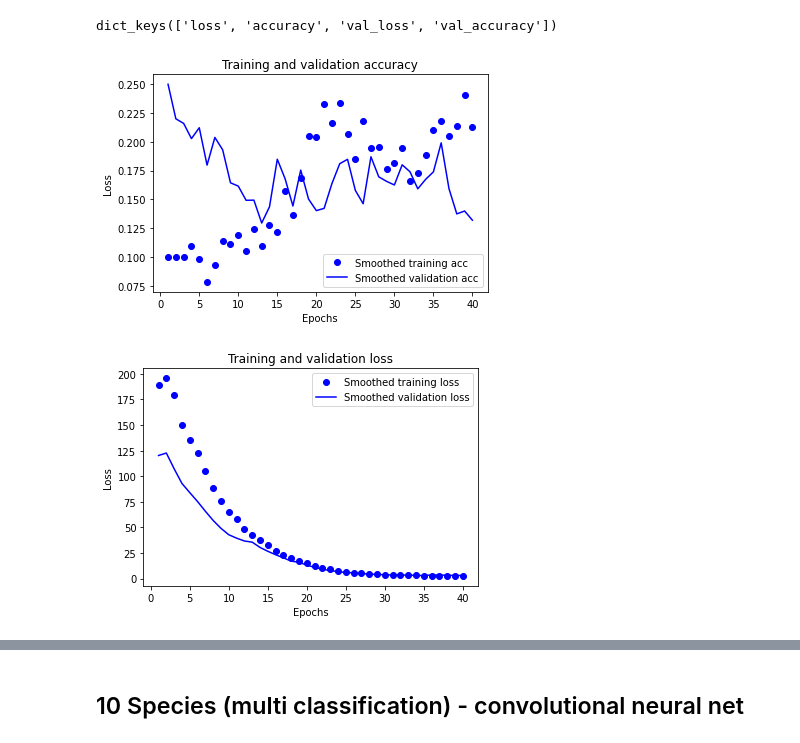
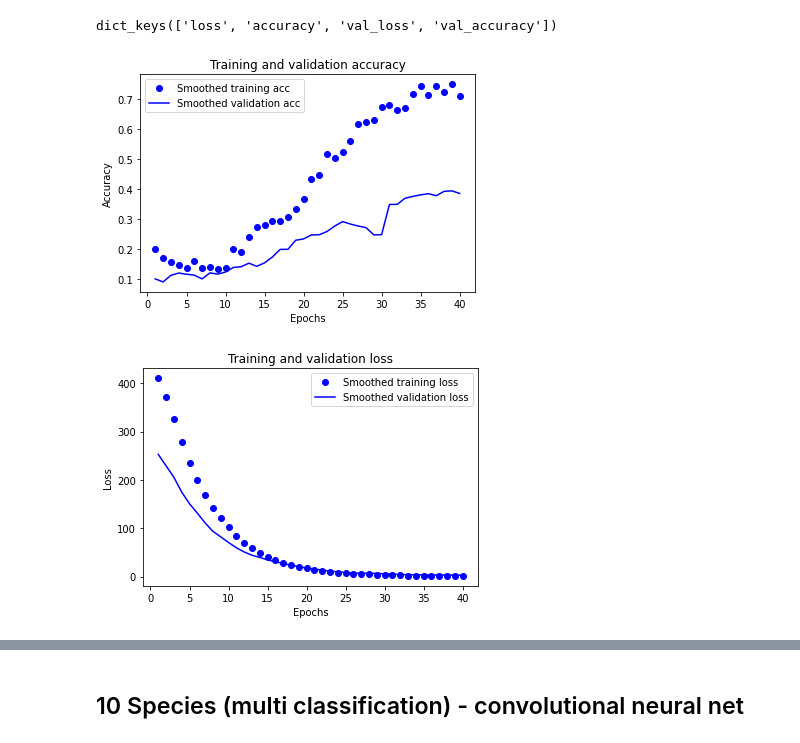
Before and after one commit to desik23/lab4-ml, a Jupyter notebook: inaturalist-lab.ipynb, the cells around one changed output, grey strips where cells are left out. Cells and saved outputs as stored; diff of their text form; code cells hidden in the pictures.

```diff
--- a/inaturalist-lab.ipynb
+++ b/inaturalist-lab.ipynb
@@ -565,9 +571,9 @@ from tensorflow.keras import models
 from tensorflow.keras import layers
 
 model = models.Sequential()
-model.add(layers.Dense(64, activation='relu', input_shape=(150,150,3)))
+model.add(layers.Dense(128, activation='relu', input_shape=(150,150,3)))
 model.add(layers.Flatten())
-model.add(layers.Dense(64, activation='relu'))
+model.add(layers.Dense(128, activation='relu'))
 model.add(layers.Dense(10, activation='softmax'))
 # %%
 # default optimizer and loss/metrics
@@ -633,36 +639,36 @@ import matplotlib.pyplot as plt
 
 acc = history.history['accuracy']
 val_acc = history.history['val_accuracy']
 loss = history.history['loss']
 val_loss = history.history['val_loss']
 
 epochs = range(1, len(acc) + 1)
 
 
 plt.plot(epochs,
          smooth_curve(acc), 'bo', label='Smoothed training acc')
 plt.plot(epochs,
          smooth_curve(val_acc), 'b', label='Smoothed validation acc')
 plt.title('Training and validation accuracy')
 plt.xlabel('Epochs')
-plt.ylabel('Loss')
+plt.ylabel('Accuracy')
 plt.legend()
 
 plt.figure()
 
 plt.plot(epochs,
          smooth_curve(loss), 'bo', label='Smoothed training loss')
 plt.plot(epochs,
          smooth_curve(val_loss), 'b', label='Smoothed validation loss')
 plt.title('Training and validation loss')
 plt.xlabel('Epochs')
 plt.ylabel('Loss')
 plt.legend()
 
 plt.show()
 # %% [output]
-[figure, old version]
+[figure, new version]
-[figure, old version]
+[figure, new version]
 # %%
 test_generator = test_datagen.flow_from_directory(
         test_dir,
```
Also changed, not shown: parts of 26 cells of this notebook.
